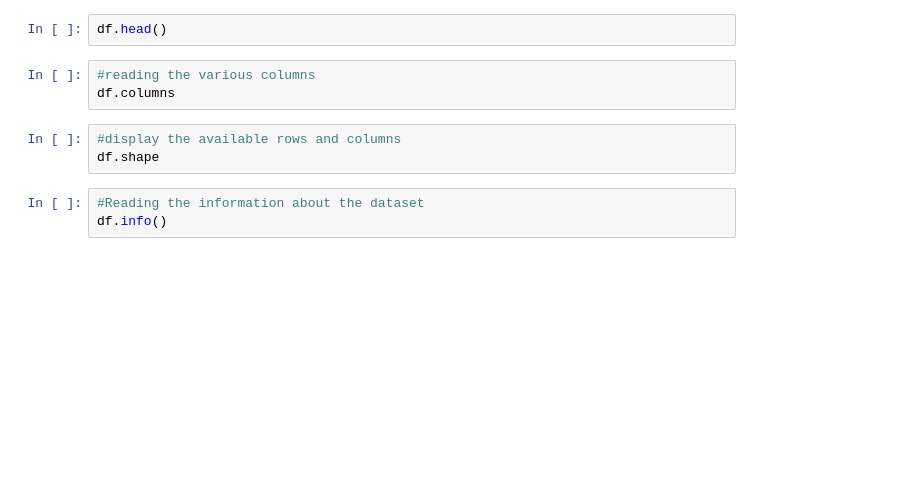
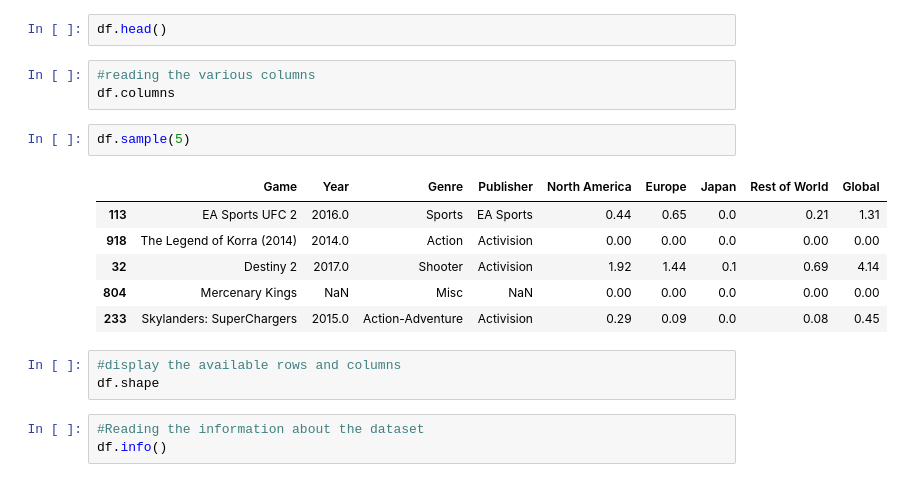
Before and after one commit to llawlaw23/30-Day-ML-Bootcamp---Supervised-Learning-Data-Exploration, a Jupyter notebook: Day 2 to 4/Data Analysis/Analysis on PS4 sales.ipynb, the cells around one changed output. Saved outputs shown, nothing was run; the diff lists cells and outputs as text; blank space fills up the shorter version.

```diff
--- a/Day 2 to 4/Data Analysis/Analysis on PS4 sales.ipynb
+++ b/Day 2 to 4/Data Analysis/Analysis on PS4 sales.ipynb
@@ -30,6 +32,15 @@ df.head()
 # %%
 #reading the various columns
 df.columns
+# %%
+df.sample(5)
+# %% [output]
+|  | Game | Year | Genre | Publisher | North America | Europe | Japan | Rest of World | Global |
+| 113 | EA Sports UFC 2 | 2016.0 | Sports | EA Sports | 0.44 | 0.65 | 0.0 | 0.21 | 1.31 |
+| 918 | The Legend of Korra (2014) | 2014.0 | Action | Activision | 0.00 | 0.00 | 0.0 | 0.00 | 0.00 |
+| 32 | Destiny 2 | 2017.0 | Shooter | Activision | 1.92 | 1.44 | 0.1 | 0.69 | 4.14 |
+| 804 | Mercenary Kings | NaN | Misc | NaN | 0.00 | 0.00 | 0.0 | 0.00 | 0.00 |
+| 233 | Skylanders: SuperChargers | 2015.0 | Action-Adventure | Activision | 0.29 | 0.09 | 0.0 | 0.08 | 0.45 |
 # %%
 #display the available rows and columns
 df.shape
```
Also changed, not shown: parts of 7 cells of this notebook.
